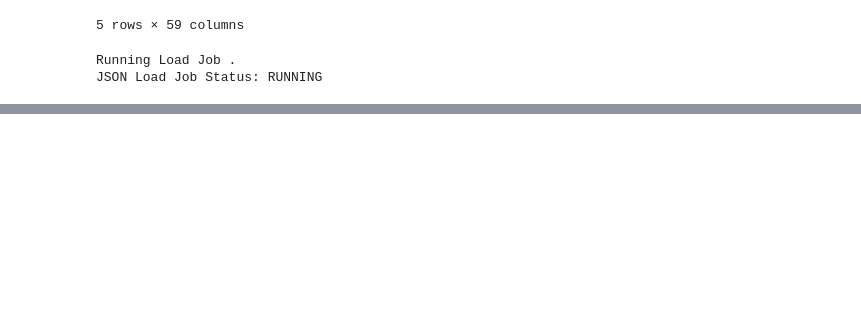
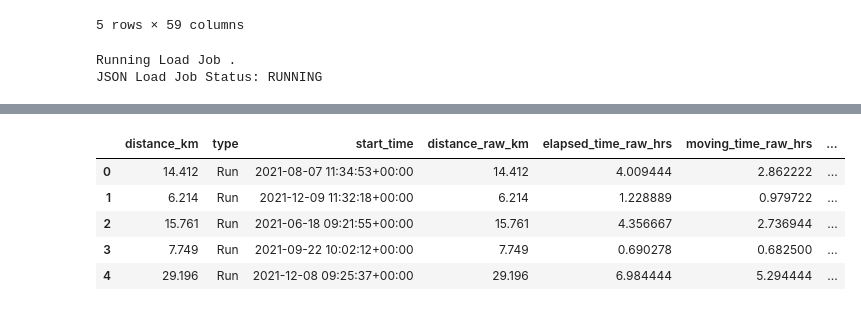
Before and after one commit to andrewst93/strava_snooper_dashboard, a Jupyter notebook: notebooks/1.0-ta-snooper-upgrade-protos.ipynb, the cells around one changed output, grey strips where cells are left out. Drawn from its saved outputs; the diff is of its cells as text; code cells hidden in the pictures; blank space fills up the shorter version.

```diff
--- a/notebooks/1.0-ta-snooper-upgrade-protos.ipynb
+++ b/notebooks/1.0-ta-snooper-upgrade-protos.ipynb
@@ -22,10 +22,11 @@ STRAVA_CLIENT_ID = os.getenv('STRAVA_CLIENT_ID')
 STRAVA_CLIENT_SECRET = os.getenv('STRAVA_CLIENT_SECRET')
 STRAVA_REFRESH_TOKEN = os.getenv('STRAVA_REFRESH_TOKEN')
 STRAVA_TOKEN = json.loads(os.getenv('STRAVA_TOKEN').replace("\'", "\""))
+GCP_PROJECT_ID = "stravasnooper-dev"
 
 # # For local running
 !gcloud auth login
-!gcloud config set project stavasnooper
+!gcloud config set project stravasnooper-dev
 # %% [output]
 Your browser has been opened to visit:
 
@@ -312,0 +329,32 @@ df.to_csv('strava_activities_all_fields.csv')
+# %%
+bqclient = bigquery.Client(project=GCP_PROJECT_ID)
+# dataset_ref = bqclient.dataset('prod_dashboard')
+# table_ref = dataset_ref.table('raw_strava_data')
+# %%
+strava_data_query = """
+    SELECT
+        distance_km,
+        type,
+        start_date_local AS start_time,
+        distance_km AS distance_raw_km,
+        elapsed_time_hrs AS elapsed_time_raw_hrs,
+        moving_time_hrs AS moving_time_raw_hrs,
+        total_elevation_gain AS elevation_gain
+    FROM `{0}.prod_dashboard.raw_strava_data` LIMIT 5000""".format(GCP_PROJECT_ID)
+
+results = bqclient.query(strava_data_query).result().to_dataframe()
+
+# try:
+#     latest_processing_date = bqclient.query(max_request_date_query).result().to_dataframe()
+#     latest_processing_date = latest_processing_date.most_recent_processing.iloc[0]
+#     print(latest_processing_date)
+#     if pd.isnull(latest_processing_date):
+#         print('get_latest_request_date: No processing timestamp in biquery table, using 2000-01-01 00:00:00')
+#         latest_processing_date = dt.datetime(2000, 1,1)
+#     print('get_latest_request_date: Last processed timestamp - {0}'.format(latest_processing_date))
+#     # start_date_dt = dt.datetime.strptime(latest_processing_date, "%Y-%m-%d %H:%M:%S")
+#     start_date_tuple = latest_processing_date.timetuple()
+#     start_date_unix = int(time.mktime(start_date_tuple))
+
+# except Exception as e:
+#     print(f"Issue with getting event log query results:\n {e}")
@@ -312,0 +371,9 @@ df.to_csv('strava_activities_all_fields.csv')
+# %%
+results.head()
+# %% [output]
+|  | distance_km | type | start_time | distance_raw_km | elapsed_time_raw_hrs | moving_time_raw_hrs | ... |
+| 0 | 14.412 | Run | 2021-08-07 11:34:53+00:00 | 14.412 | 4.009444 | 2.862222 | ... |
+| 1 | 6.214 | Run | 2021-12-09 11:32:18+00:00 | 6.214 | 1.228889 | 0.979722 | ... |
+| 2 | 15.761 | Run | 2021-06-18 09:21:55+00:00 | 15.761 | 4.356667 | 2.736944 | ... |
+| 3 | 7.749 | Run | 2021-09-22 10:02:12+00:00 | 7.749 | 0.690278 | 0.682500 | ... |
+| 4 | 29.196 | Run | 2021-12-08 09:25:37+00:00 | 29.196 | 6.984444 | 5.294444 | ... |
```
Also changed, not shown: parts of 4 cells of this notebook, 1 other file.
